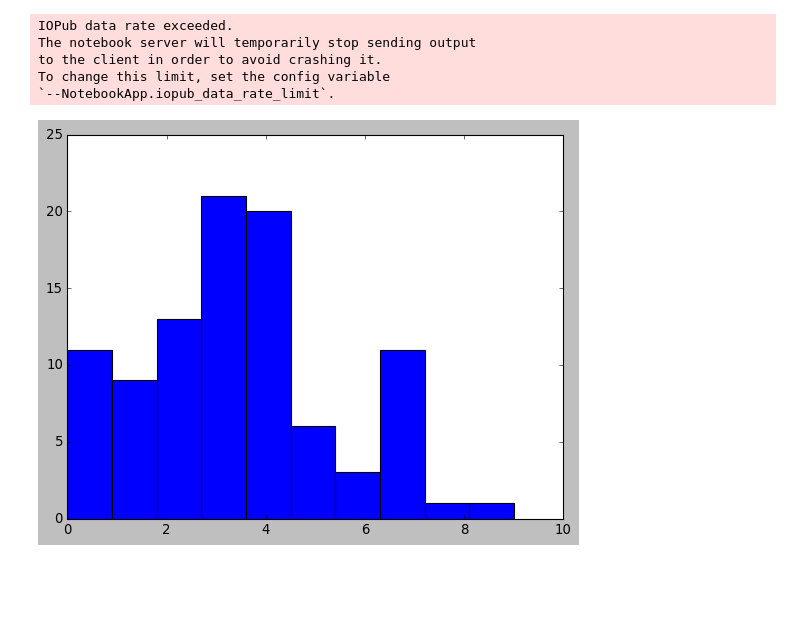
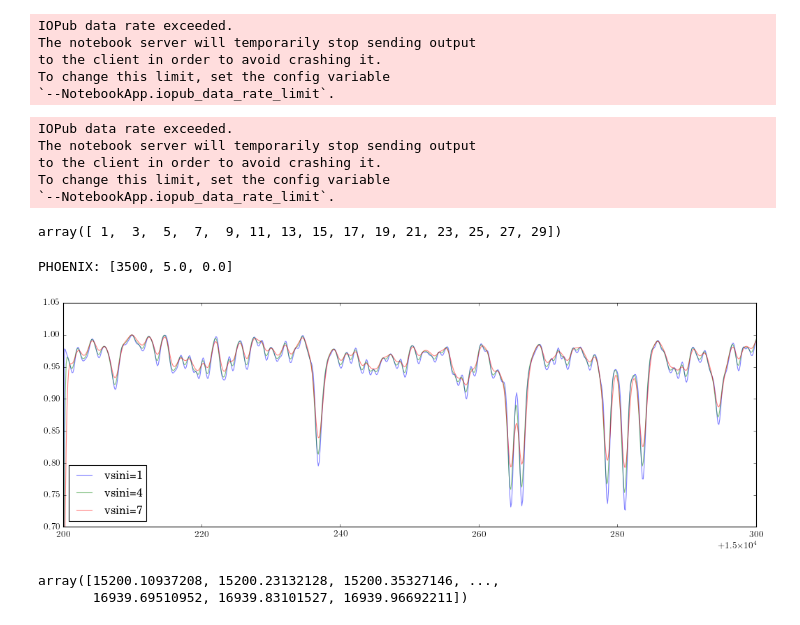
Before and after one commit to jbirky/Mdwarf_project, a Jupyter notebook: cannon_runs/west/run_cannon.ipynb, the cells around one changed output. Saved outputs shown, nothing was run; the diff lists cells and outputs as text; code cells hidden in the pictures; blank space fills up the shorter version.

Commit message:
add results

```diff
--- a/cannon_runs/west/run_cannon.ipynb
+++ b/cannon_runs/west/run_cannon.ipynb
@@ -315,10 +317,15 @@ to the client in order to avoid crashing it.
 To change this limit, set the config variable
 `--NotebookApp.iopub_data_rate_limit`.
 # %%
-# Cross validation model
-n = 1 #band 1, 2, 3
-plotCannonModels(ds, synth, tst_labels, save=True, out='results/CRV_Models_Band'+str(n)+'.pdf', base='West', \
+for n in [1,2,3]:
+    plotCannonModels(ds, synth, tst_labels, save=True, out='results/Models_Band'+str(n)+'.pdf', base='West', \
                  tr_lbl_unc=[1], te_lbl_unc=[1.2], snr=ds.test_SNR, band=n)
+# %% [output]
+IOPub data rate exceeded.
+The notebook server will temporarily stop sending output
+to the client in order to avoid crashing it.
+To change this limit, set the config variable
+`--NotebookApp.iopub_data_rate_limit`.
 # %%
 def plotCannonModels(ds, te_flux, te_labels, **kwargs):
 
@@ -386,8 +393,28 @@ def plotCannonModels(ds, te_flux, te_labels, **kwargs):
         plt.savefig(str(out))
     plt.show()
     plt.close()
-# %%
-plt.hist(ds.tr_label.T[0])
-plt.show()
-# %% [output]
-[figure, removed]
+# %%
+np.arange(1, 30, 2)
+# %% [output]
+array([ 1,  3,  5,  7,  9, 11, 13, 15, 17, 19, 21, 23, 25, 27, 29])
+# %%
+mdl = ap.getModel(params=[3500, 5.0, 0.0], grid='PHOENIX', xrange=[15200,16940])
+# %% [output]
+PHOENIX: [3500, 5.0, 0.0]
+# %%
+plt.figure(figsize=[16,5])
+for vel in np.arange(1,10,3):
+    broad_sp = ap.applyVsini(mdl, vsini=vel)
+    broad_sp.flux = broad_sp.flux/max(broad_sp.flux)
+    plt.plot(broad_sp.wave, broad_sp.flux, alpha=.5, linewidth=1, label='vsini='+str(vel))
+plt.legend(loc='lower left')
+plt.xlim(15200, 15300)
+plt.ylim(.7, 1.05)
+plt.show()
+# %% [output]
+[figure, added]
+# %%
+mdl.wave
+# %% [output]
+array([15200.10937208, 15200.23132128, 15200.35327146, ...,
+       16939.69510952, 16939.83101527, 16939.96692211])
```
Also changed, not shown: parts of 8 cells of this notebook, 3 other files.
